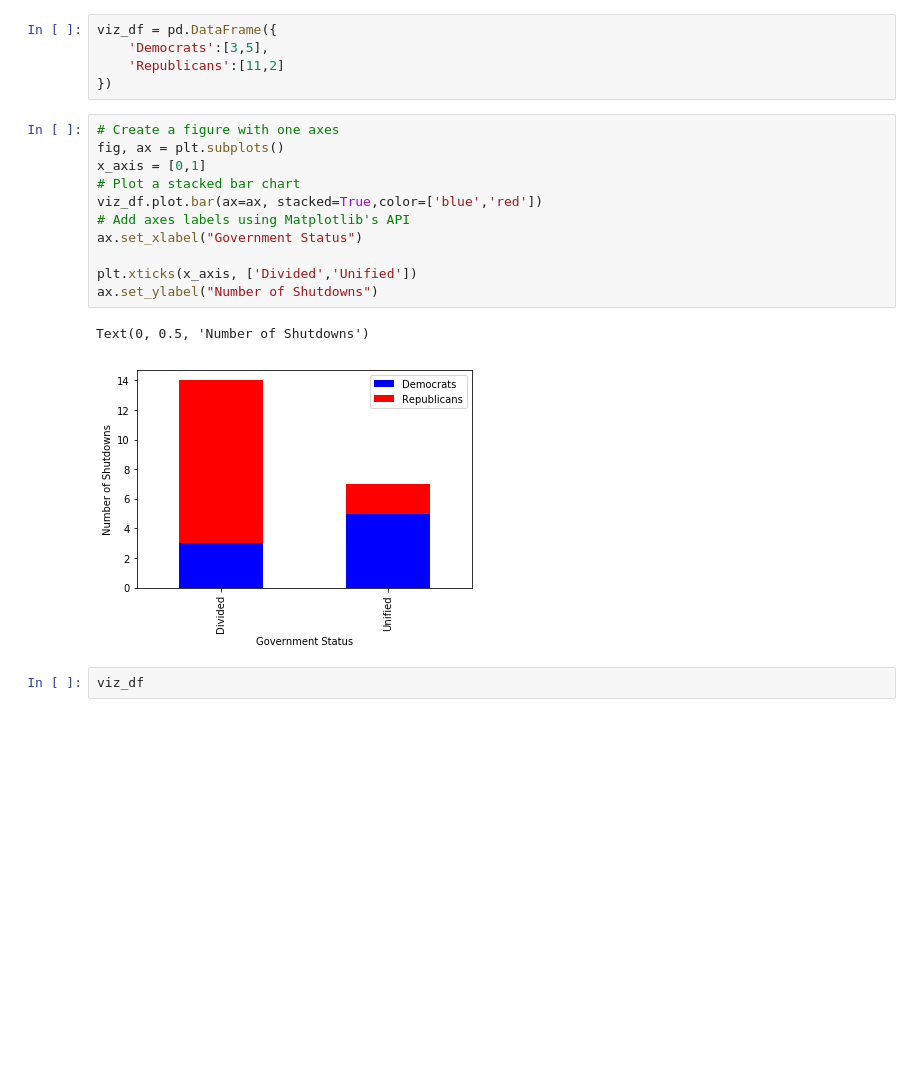
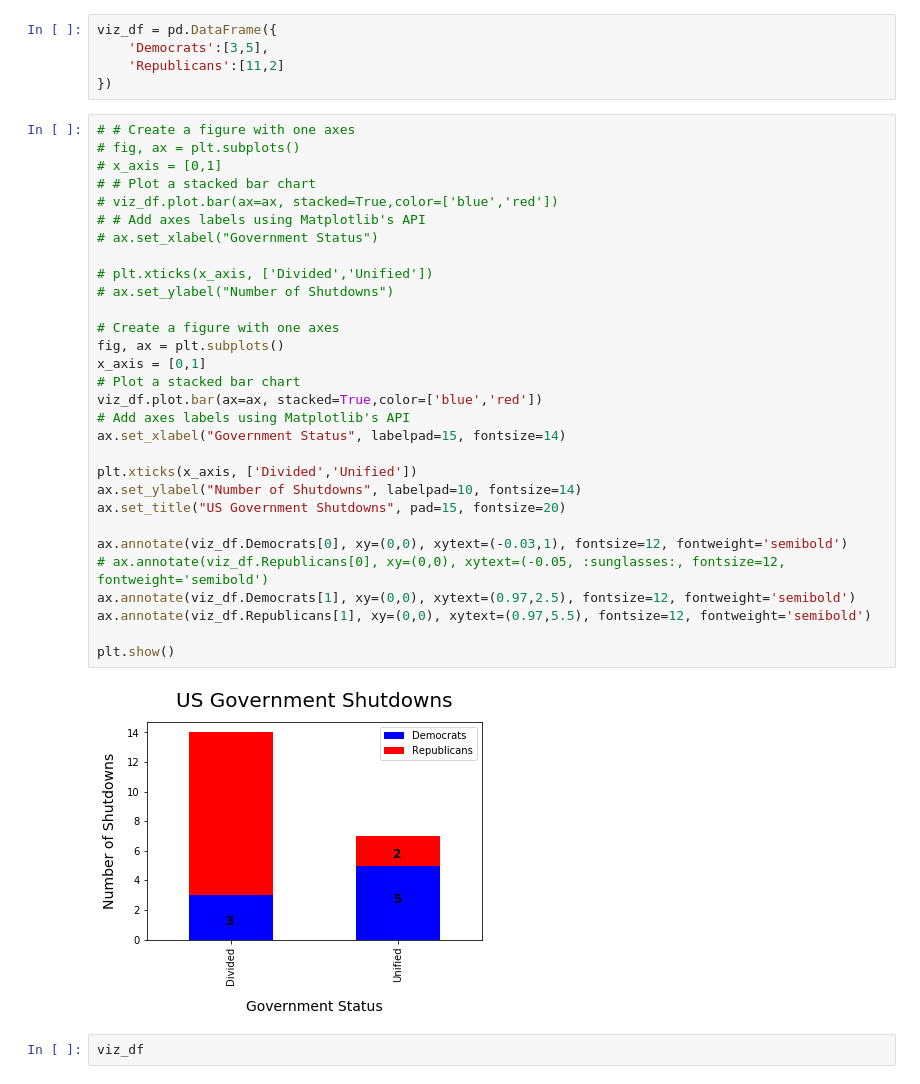
Before and after one commit to amritperera/Data-Bootcamp-Project-1, a Jupyter notebook: Code/Ahmeda-Visualization.ipynb, the cells around one changed output. Drawn from its saved outputs; the diff is of its cells as text; blank space fills up the shorter version.

Commit message:
adjsmnts on unified/divided plot

```diff
--- a/Code/Ahmeda-Visualization.ipynb
+++ b/Code/Ahmeda-Visualization.ipynb
@@ -55,20 +55,38 @@ viz_df = pd.DataFrame({
     'Democrats':[3,5],
     'Republicans':[11,2]
 })
-# %%
-# Create a figure with one axes
-fig, ax = plt.subplots()
-x_axis = [0,1]
-# Plot a stacked bar chart
-viz_df.plot.bar(ax=ax, stacked=True,color=['blue','red'])
-# Add axes labels using Matplotlib's API
-ax.set_xlabel("Government Status")
-
-plt.xticks(x_axis, ['Divided','Unified'])
-ax.set_ylabel("Number of Shutdowns")
-# %% [output]
-Text(0, 0.5, 'Number of Shutdowns')
-[figure, removed]
+# %%
+# # Create a figure with one axes
+# fig, ax = plt.subplots()
+# x_axis = [0,1]
+# # Plot a stacked bar chart
+# viz_df.plot.bar(ax=ax, stacked=True,color=['blue','red'])
+# # Add axes labels using Matplotlib's API
+# ax.set_xlabel("Government Status")
+
+# plt.xticks(x_axis, ['Divided','Unified'])
+# ax.set_ylabel("Number of Shutdowns")
+
+# Create a figure with one axes
+fig, ax = plt.subplots()
+x_axis = [0,1]
+# Plot a stacked bar chart
+viz_df.plot.bar(ax=ax, stacked=True,color=['blue','red'])
+# Add axes labels using Matplotlib's API
+ax.set_xlabel("Government Status", labelpad=15, fontsize=14)
+
+plt.xticks(x_axis, ['Divided','Unified'])
+ax.set_ylabel("Number of Shutdowns", labelpad=10, fontsize=14)
+ax.set_title("US Government Shutdowns", pad=15, fontsize=20)
+
+ax.annotate(viz_df.Democrats[0], xy=(0,0), xytext=(-0.03,1), fontsize=12, fontweight='semibold')
+# ax.annotate(viz_df.Republicans[0], xy=(0,0), xytext=(-0.05, :sunglasses:, fontsize=12, fontweight='semibold')
+ax.annotate(viz_df.Democrats[1], xy=(0,0), xytext=(0.97,2.5), fontsize=12, fontweight='semibold')
+ax.annotate(viz_df.Republicans[1], xy=(0,0), xytext=(0.97,5.5), fontsize=12, fontweight='semibold')
+
+plt.show()
+# %% [output]
+[figure, added]
 # %%
 viz_df
 # %% [output]
```
